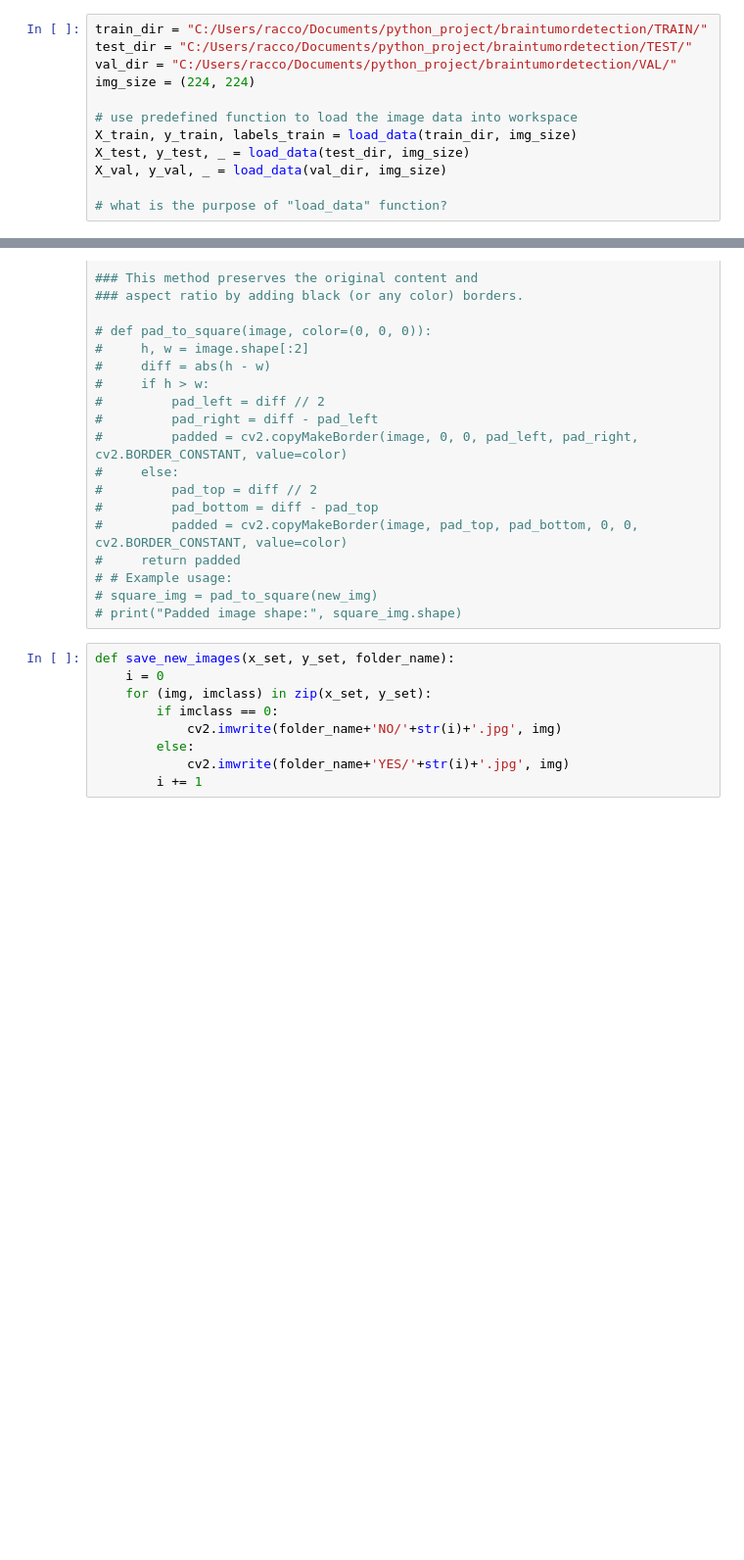
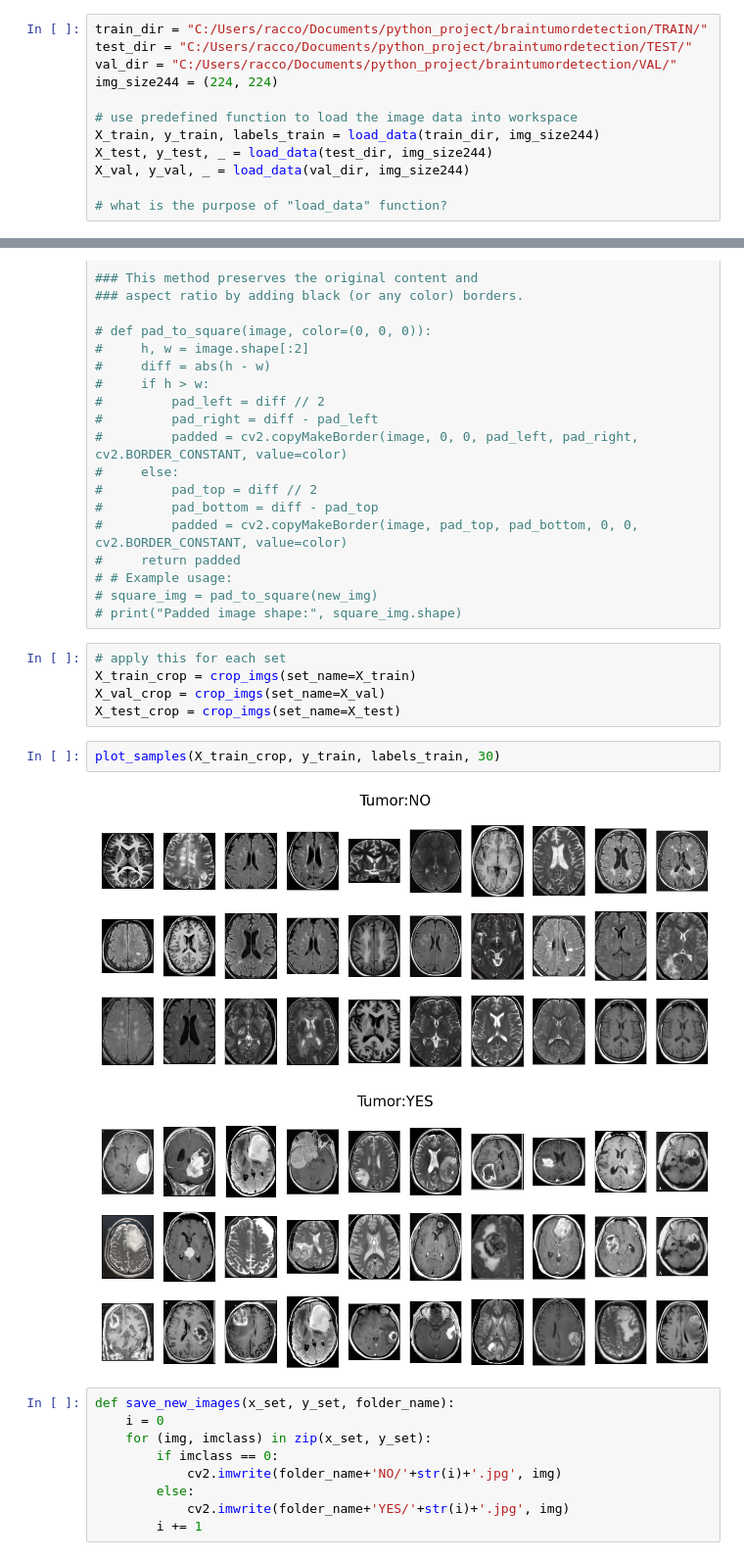
Before and after one commit to notyasin/braintumordetection, a Jupyter notebook: main_script.ipynb, the cells around one changed output, grey strips where cells are left out. Shown at 98% size. Cells and saved outputs as stored; diff of their text form; blank space fills up the shorter version.

```diff
--- a/main_script.ipynb
+++ b/main_script.ipynb
@@ -201,12 +201,12 @@ plt.show()
 train_dir = "C:/Users/racco/Documents/python_project/braintumordetection/TRAIN/"
 test_dir = "C:/Users/racco/Documents/python_project/braintumordetection/TEST/"
 val_dir = "C:/Users/racco/Documents/python_project/braintumordetection/VAL/"
-img_size = (224, 224)
+img_size244 = (224, 224)
 
 # use predefined function to load the image data into workspace
-X_train, y_train, labels_train = load_data(train_dir, img_size)
-X_test, y_test, _ = load_data(test_dir, img_size)
-X_val, y_val, _ = load_data(val_dir, img_size)
+X_train, y_train, labels_train = load_data(train_dir, img_size244)
+X_test, y_test, _ = load_data(test_dir, img_size244)
+X_val, y_val, _ = load_data(val_dir, img_size244)
 
 # what is the purpose of "load_data" function?
 # %% [output]
@@ -467,6 +467,16 @@ plt.show()
 # # Example usage:
 # square_img = pad_to_square(new_img)
 # print("Padded image shape:", square_img.shape)
+# %%
+# apply this for each set
+X_train_crop = crop_imgs(set_name=X_train)
+X_val_crop = crop_imgs(set_name=X_val)
+X_test_crop = crop_imgs(set_name=X_test)
+# %%
+plot_samples(X_train_crop, y_train, labels_train, 30)
+# %% [output]
+[figure, added]
+[figure, added]
 # %%
 def save_new_images(x_set, y_set, folder_name):
     i = 0
```
Also changed, not shown: parts of 7 cells of this notebook, 3 other files.
